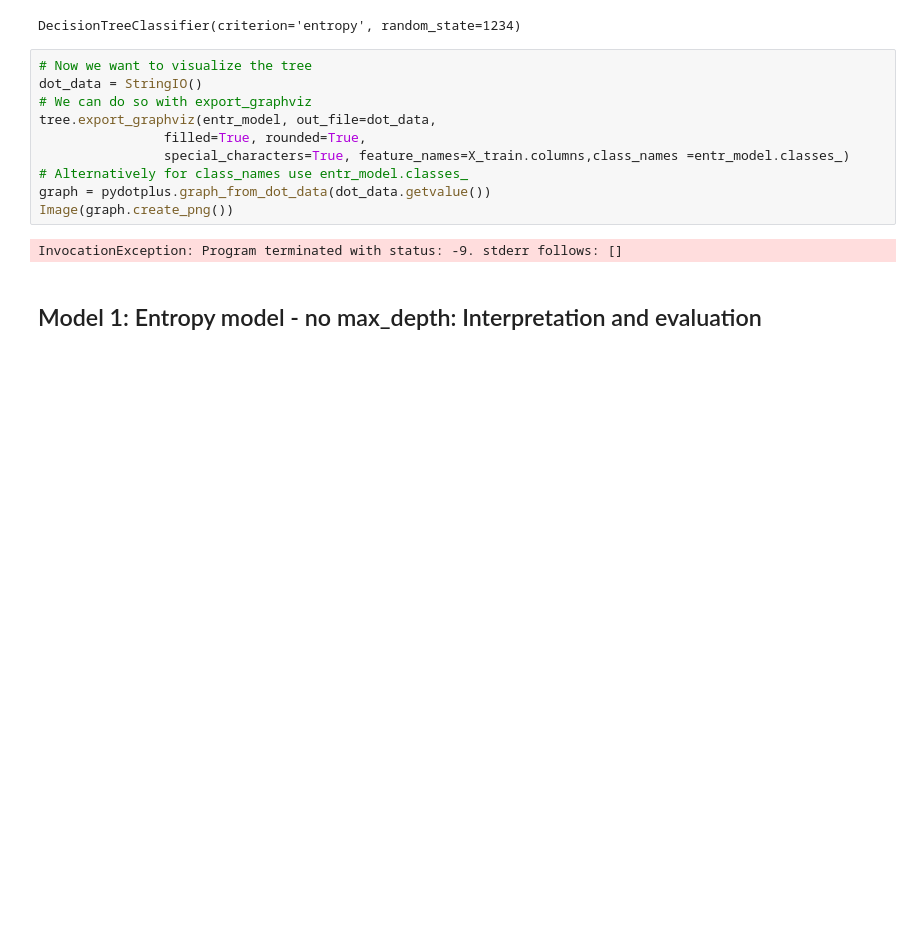
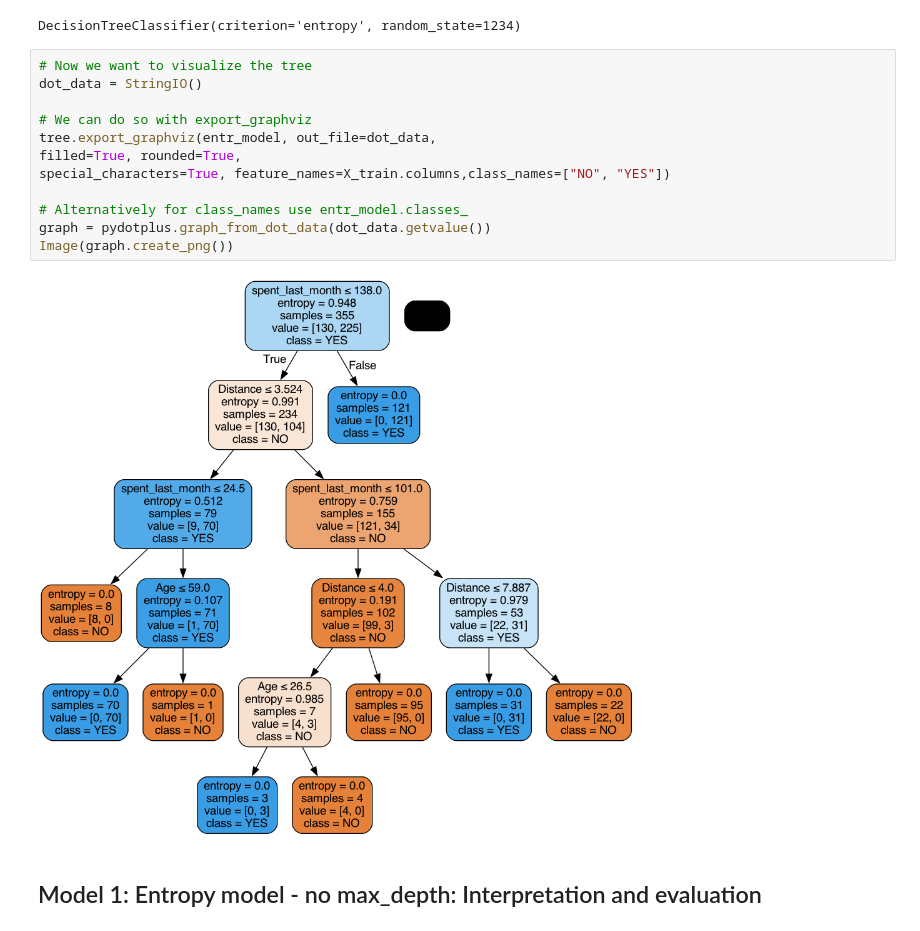
Before and after one commit to ruihan1228/DS, a Jupyter notebook: Decision_Tree_Specialty_Coffee_Case_Study/Springboard Decision Tree Specialty Coffee Case Study - Tier 3.ipynb, the cells around one changed output. Cells and saved outputs as stored; diff of their text form; blank space fills up the shorter version.

```diff
--- a/Decision_Tree_Specialty_Coffee_Case_Study/Springboard Decision Tree Specialty Coffee Case Study - Tier 3.ipynb
+++ b/Decision_Tree_Specialty_Coffee_Case_Study/Springboard Decision Tree Specialty Coffee Case Study - Tier 3.ipynb
@@ -366,15 +366,17 @@ DecisionTreeClassifier(criterion='entropy', random_state=1234)
 # %%
 # Now we want to visualize the tree
 dot_data = StringIO()
+
 # We can do so with export_graphviz
 tree.export_graphviz(entr_model, out_file=dot_data,
-                filled=True, rounded=True,
-                special_characters=True, feature_names=X_train.columns,class_names =entr_model.classes_)
+filled=True, rounded=True,
+special_characters=True, feature_names=X_train.columns,class_names=["NO", "YES"])
+
 # Alternatively for class_names use entr_model.classes_
 graph = pydotplus.graph_from_dot_data(dot_data.getvalue())
 Image(graph.create_png())
 # %% [output]
-InvocationException: Program terminated with status: -9. stderr follows: []
+[figure, added]
 # %% [markdown]
 ## Model 1: Entropy model - no max_depth: Interpretation and evaluation
 # %%
```
Also changed, not shown: parts of 22 cells of this notebook.
